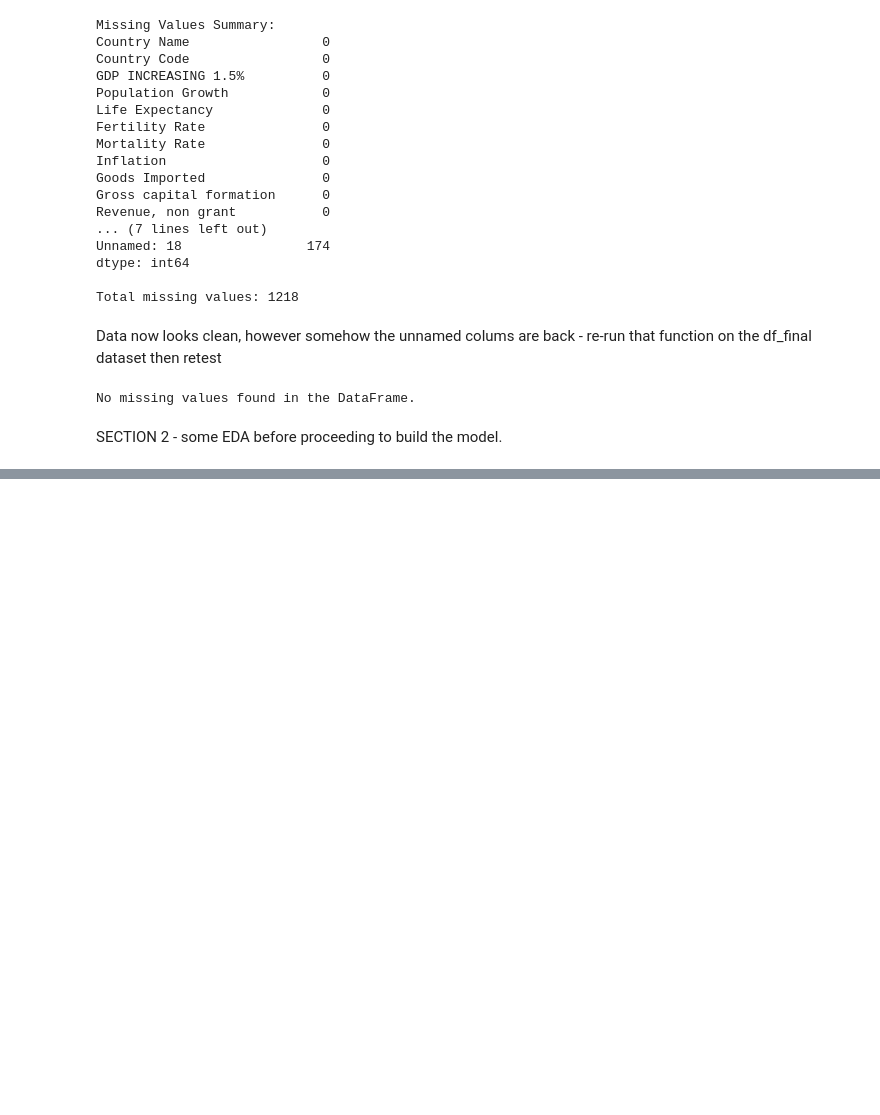
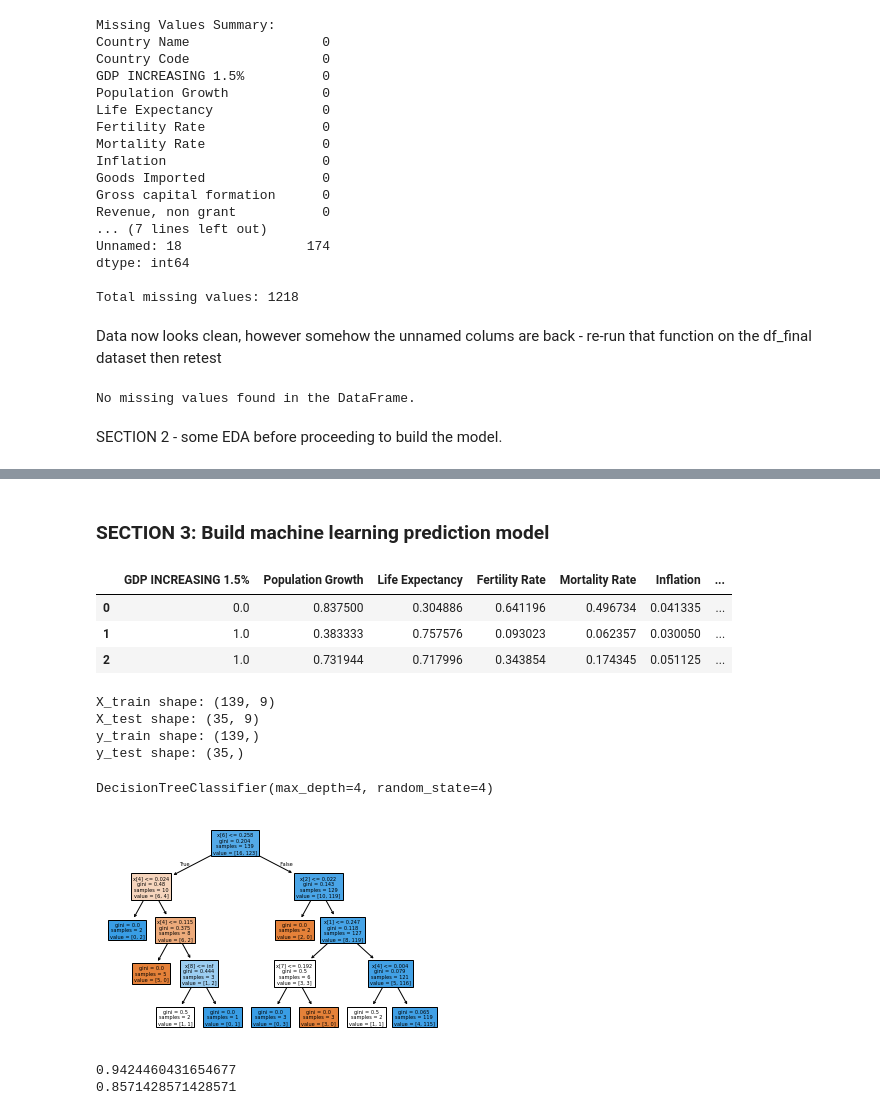
Before and after one commit to adamskirees/Worldbank_ML_Blog, a Jupyter notebook: data.ipynb, the cells around one changed output, grey strips where cells are left out. Saved outputs shown, nothing was run; the diff lists cells and outputs as text; code cells hidden in the pictures; blank space fills up the shorter version.

Commit message:
Intial run of model and show performance metrics

```diff
--- a/data.ipynb
+++ b/data.ipynb
@@ -355,0 +382,14 @@ visualize_eda(df, dependent_variable_name)
+# %% [markdown]
+### SECTION 3: Build machine learning prediction model
+# %%
+# First it will be important to normalize all values in the model to avoid skewing the results.
+# USe the function
+
+df_ml = normalize_dataframe(df_ml)
+
+df_ml.head(3)
+# %% [output]
+|  | GDP INCREASING 1.5% | Population Growth | Life Expectancy | Fertility Rate | Mortality Rate | Inflation | ... |
+| 0 | 0.0 | 0.837500 | 0.304886 | 0.641196 | 0.496734 | 0.041335 | ... |
+| 1 | 1.0 | 0.383333 | 0.757576 | 0.093023 | 0.062357 | 0.030050 | ... |
+| 2 | 1.0 | 0.731944 | 0.717996 | 0.343854 | 0.174345 | 0.051125 | ... |
@@ -355,0 +438,35 @@ visualize_eda(df, dependent_variable_name)
+# %%
+# name of dependent variable column
+dependent_variable_column_name = "GDP INCREASING 1.5%"
+
+# Create X and y datasets
+X, y = create_x_y_split(df_ml, dependent_variable_column_name)
+
+if X is not None and y is not None:
+    # Create training and testing sets
+    X_train, X_test, y_train, y_test = create_train_test_split(X, y)
+
+    # Print the shapes of the resulting datasets to verify the split
+    print("X_train shape:", X_train.shape)
+    print("X_test shape:", X_test.shape)
+    print("y_train shape:", y_train.shape)
+    print("y_test shape:", y_test.shape)
+# %% [output]
+X_train shape: (139, 9)
+X_test shape: (35, 9)
+y_train shape: (139,)
+y_test shape: (35,)
+# %%
+# Train a decision tree classifier
+from sklearn.tree import DecisionTreeClassifier
+model = DecisionTreeClassifier(max_depth= 4, random_state=4)
+model.fit(X_train, y_train)
+# %% [output]
+DecisionTreeClassifier(max_depth=4, random_state=4)
+# %%
+#plot the decision tree
+from sklearn.tree import plot_tree
+plot_tree(model, filled=True)
+plt.show()
+# %% [output]
+[figure, added]
@@ -355,0 +477,10 @@ visualize_eda(df, dependent_variable_name)
+# %%
+# Calculate the accuracy on training and test set
+from sklearn.metrics import accuracy_score
+acc_train = accuracy_score(y_pred_train, y_train)
+acc_test = accuracy_score(y_pred_test, y_test)
+print(acc_train)
+print(acc_test)
+# %% [output]
+0.9424460431654677
+0.8571428571428571
```
Also changed, not shown: parts of 9 cells of this notebook.
